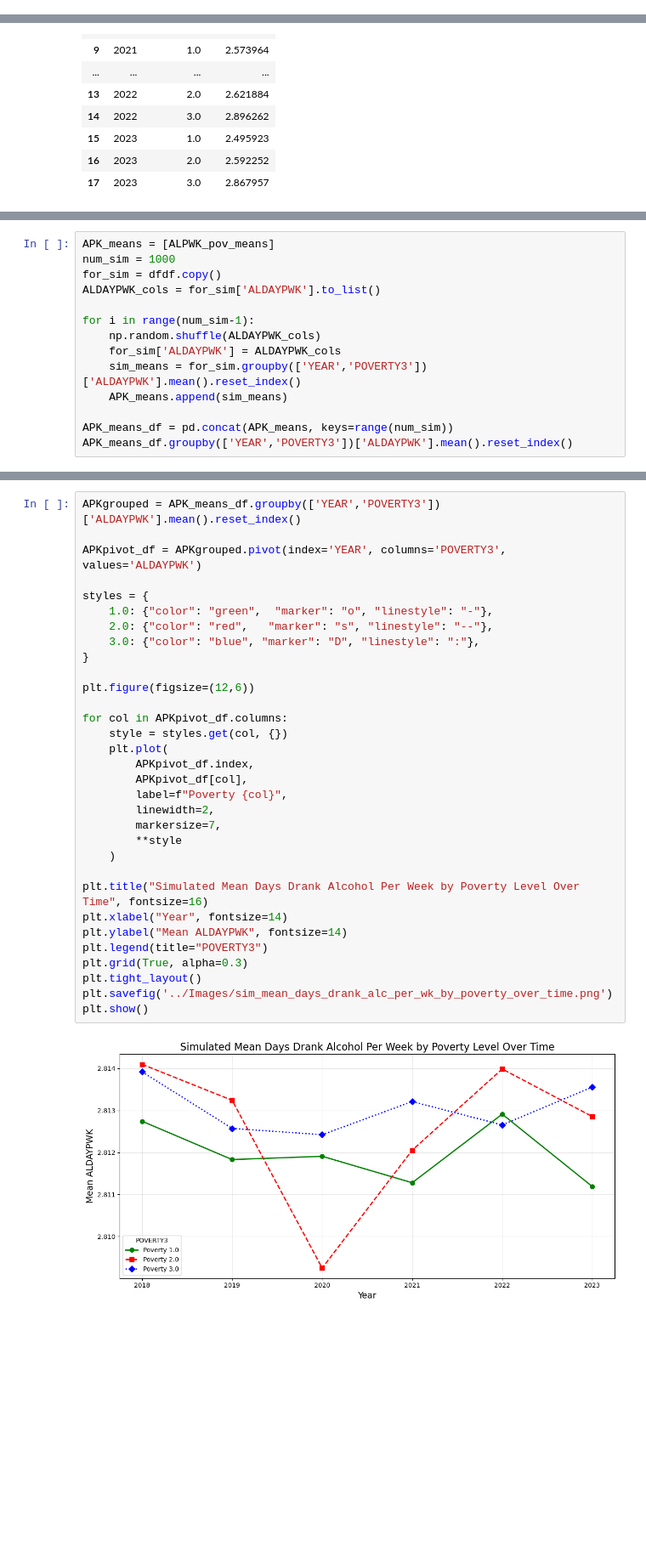
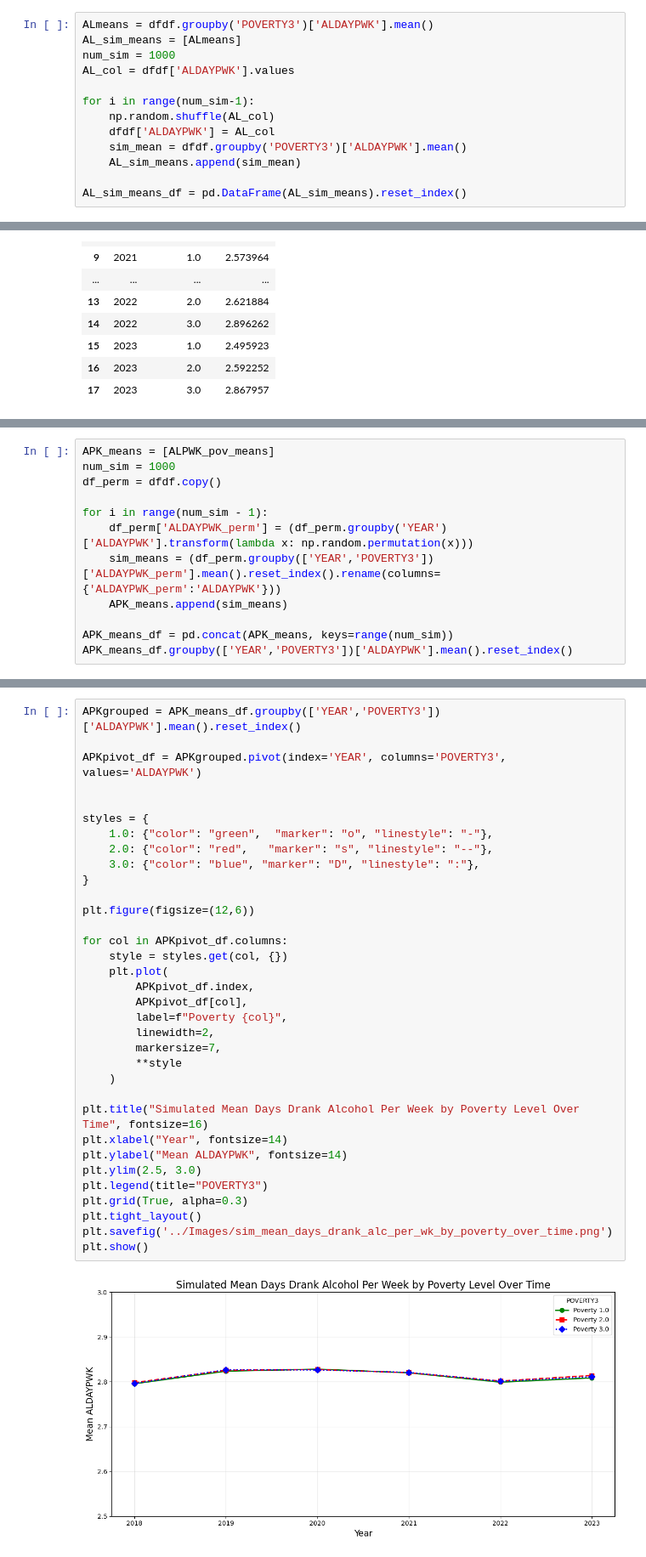
Before and after one commit to AdamTaylor1308/SEIS631_Final_Project, a Jupyter notebook: RawDataReads/5_testing_relationships.ipynb, the cells around one changed output, grey strips where cells are left out. Shown: that part at 85% size. Saved outputs shown, nothing was run; the diff lists cells and outputs as text; blank space fills up the shorter version.

```diff
--- a/RawDataReads/5_testing_relationships.ipynb
+++ b/RawDataReads/5_testing_relationships.ipynb
@@ -7,0 +20,13 @@ df18_23 = pd.read_csv('../Data/ProducedData/refined_df18_23.csv')
+# %%
+ALmeans = dfdf.groupby('POVERTY3')['ALDAYPWK'].mean()
+AL_sim_means = [ALmeans]
+num_sim = 1000
+AL_col = dfdf['ALDAYPWK'].values
+
+for i in range(num_sim-1):
+    np.random.shuffle(AL_col)
+    dfdf['ALDAYPWK'] = AL_col
+    sim_mean = dfdf.groupby('POVERTY3')['ALDAYPWK'].mean()
+    AL_sim_means.append(sim_mean)
+
+AL_sim_means_df = pd.DataFrame(AL_sim_means).reset_index()
@@ -43,13 +136,11 @@ dfdf = df18_23[['YEAR','POVERTY3','ALDAYPWK']].dropna()
 # %%
 APK_means = [ALPWK_pov_means]
 num_sim = 1000
-for_sim = dfdf.copy()
-ALDAYPWK_cols = for_sim['ALDAYPWK'].to_list()
+df_perm = dfdf.copy()
 
-for i in range(num_sim-1):
-    np.random.shuffle(ALDAYPWK_cols)
-    for_sim['ALDAYPWK'] = ALDAYPWK_cols
-    sim_means = for_sim.groupby(['YEAR','POVERTY3'])['ALDAYPWK'].mean().reset_index()
+for i in range(num_sim - 1):
+    df_perm['ALDAYPWK_perm'] = (df_perm.groupby('YEAR')['ALDAYPWK'].transform(lambda x: np.random.permutation(x)))
+    sim_means = (df_perm.groupby(['YEAR','POVERTY3'])['ALDAYPWK_perm'].mean().reset_index().rename(columns={'ALDAYPWK_perm':'ALDAYPWK'}))
     APK_means.append(sim_means)
 
 APK_means_df = pd.concat(APK_means, keys=range(num_sim))
@@ -76,33 +167,35 @@ APK_means_df.groupby(['YEAR','POVERTY3'])['ALDAYPWK'].mean().reset_index()
 APKgrouped = APK_means_df.groupby(['YEAR','POVERTY3'])['ALDAYPWK'].mean().reset_index()
 
 APKpivot_df = APKgrouped.pivot(index='YEAR', columns='POVERTY3', values='ALDAYPWK')
+
 
 styles = {
     1.0: {"color": "green",  "marker": "o", "linestyle": "-"},
     2.0: {"color": "red",   "marker": "s", "linestyle": "--"},
     3.0: {"color": "blue", "marker": "D", "linestyle": ":"},
 }
 
 plt.figure(figsize=(12,6))
 
 for col in APKpivot_df.columns:
     style = styles.get(col, {})
     plt.plot(
         APKpivot_df.index,
         APKpivot_df[col],
         label=f"Poverty {col}",
         linewidth=2,
         markersize=7,
         **style
     )
 
 plt.title("Simulated Mean Days Drank Alcohol Per Week by Poverty Level Over Time", fontsize=16)
 plt.xlabel("Year", fontsize=14)
 plt.ylabel("Mean ALDAYPWK", fontsize=14)
+plt.ylim(2.5, 3.0)
 plt.legend(title="POVERTY3")
 plt.grid(True, alpha=0.3)
 plt.tight_layout()
 plt.savefig('../Images/sim_mean_days_drank_alc_per_wk_by_poverty_over_time.png')
 plt.show()
 # %% [output]
-[figure, old version]
+[figure, new version]
```
Also changed, not shown: parts of 15 cells of this notebook, 9 other files.
